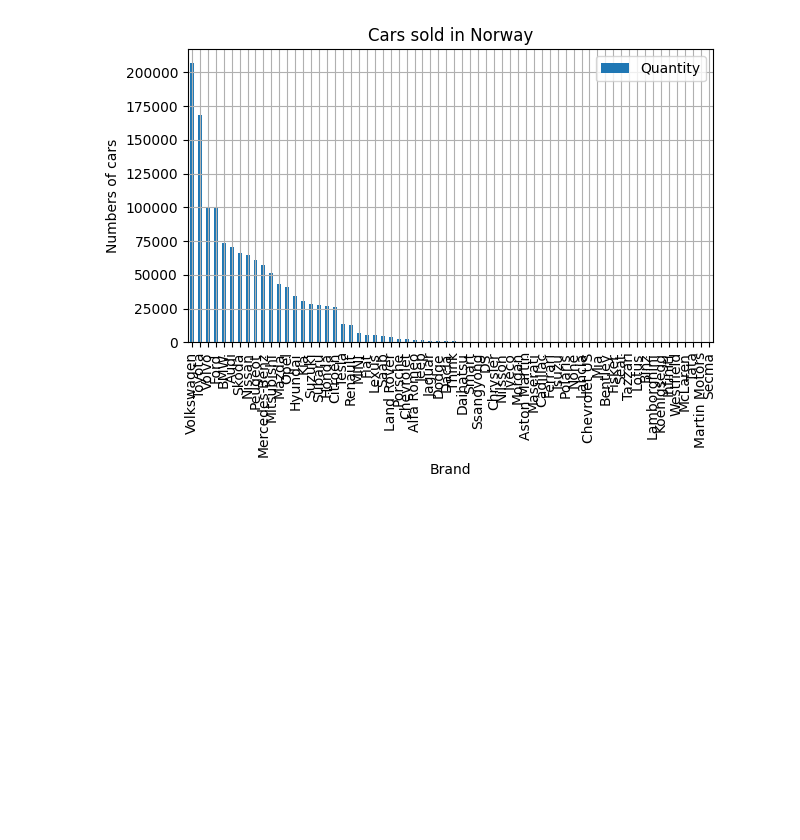
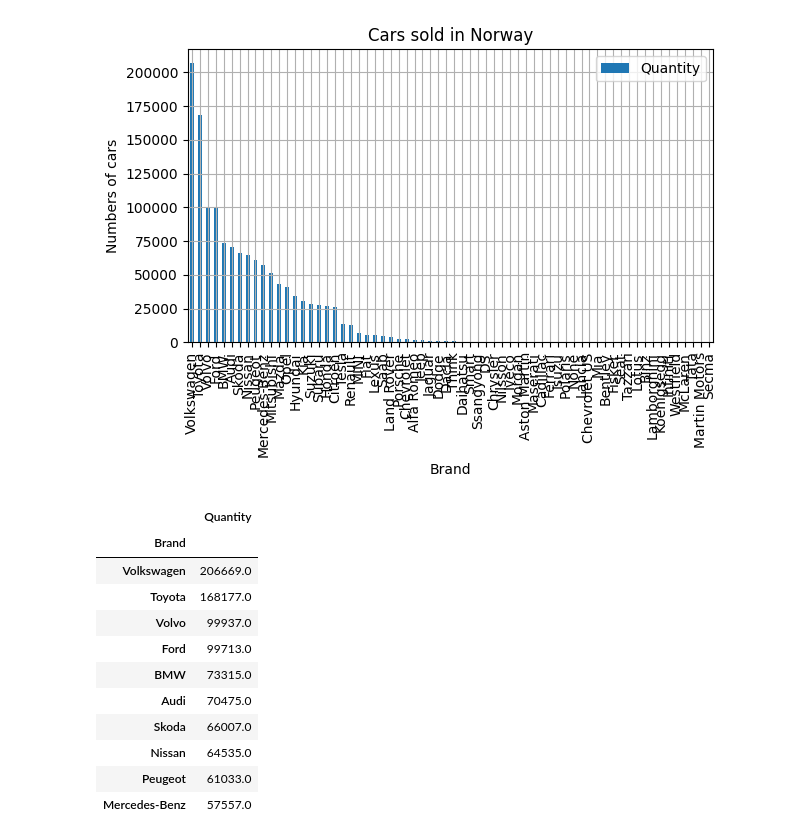
Before and after one commit to MilouSandenL/data_visualization_milou, a Jupyter notebook: code_alongs/04_storytelling/motplotlib_bar_storytelling.ipynb, the cells around one changed output. Saved outputs shown, nothing was run; the diff lists cells and outputs as text; code cells hidden in the pictures; blank space fills up the shorter version.

```diff
--- a/code_alongs/04_storytelling/motplotlib_bar_storytelling.ipynb
+++ b/code_alongs/04_storytelling/motplotlib_bar_storytelling.ipynb
@@ -36,3 +36,18 @@ fig.tight_layout()
 fig.savefig("figures/0_bar_initial.png")
 # %% [output]
 [figure]
+# %%
+df_quantity_brand.iloc[:10]
+# %% [output]
+|  | Quantity |
+| Brand |  |
+| Volkswagen | 206669.0 |
+| Toyota | 168177.0 |
+| Volvo | 99937.0 |
+| Ford | 99713.0 |
+| BMW | 73315.0 |
+| Audi | 70475.0 |
+| Skoda | 66007.0 |
+| Nissan | 64535.0 |
+| Peugeot | 61033.0 |
+| Mercedes-Benz | 57557.0 |
```
Also changed, not shown: parts of 6 cells of this notebook, 2 other files.
